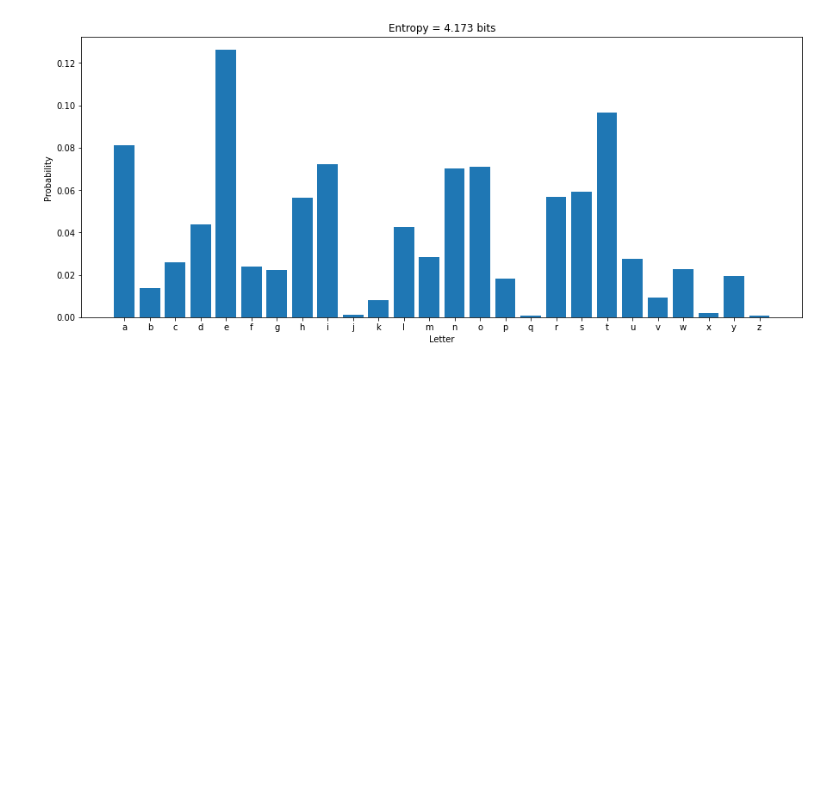
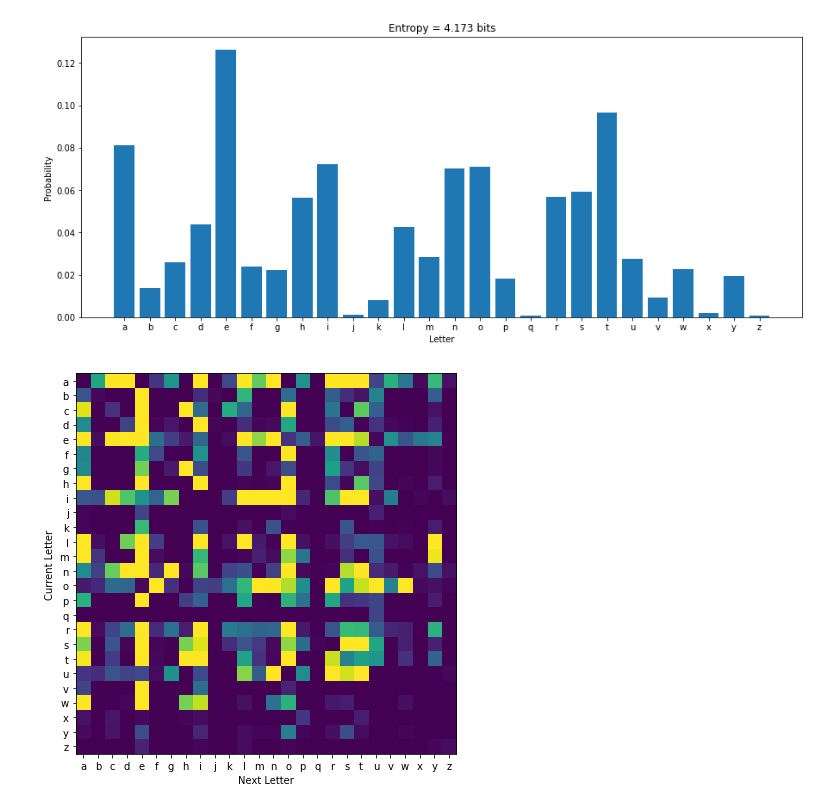
Before and after one commit to npinak/Python-Projects, a Jupyter notebook: Entropy-of-Written-English/Entropy_of_Written_English.ipynb, the cells around one changed output. Drawn from its saved outputs; the diff is of its cells as text; code cells hidden in the pictures; blank space fills up the shorter version.

```diff
--- a/Entropy-of-Written-English/Entropy_of_Written_English.ipynb
+++ b/Entropy-of-Written-English/Entropy_of_Written_English.ipynb
@@ -222,4 +220,24 @@ jig
 # %%
 # Conditional Entropy
 
-probmat = np.zeros((numLetters,numLetters))
+alphlen = len(names)
+
+probmat = np.zeros((alphlen, alphlen))
+# %%
+for i in range(len(text)-1):
+  currlet = text[i]
+  nextlet = text[i+1]
+  if currlet in names and nextlet in names:
+    probmat[names.index(currlet),names.index(nextlet)] += 1
+# %%
+fig,ax = plt.subplots (1, figsize =(7,7))
+ax.imshow(probmat, vmax =500)
+ax.set_ylabel('Current Letter')
+ax.set_xlabel('Next Letter')
+ax.set_xticks(range(len(names)))
+ax.set_xticklabels(names)
+ax.set_yticks(range(len(names)))
+ax.set_yticklabels(names)
+plt.show()
+# %% [output]
+[figure, added]
```
Also changed, not shown: parts of 4 cells of this notebook.
